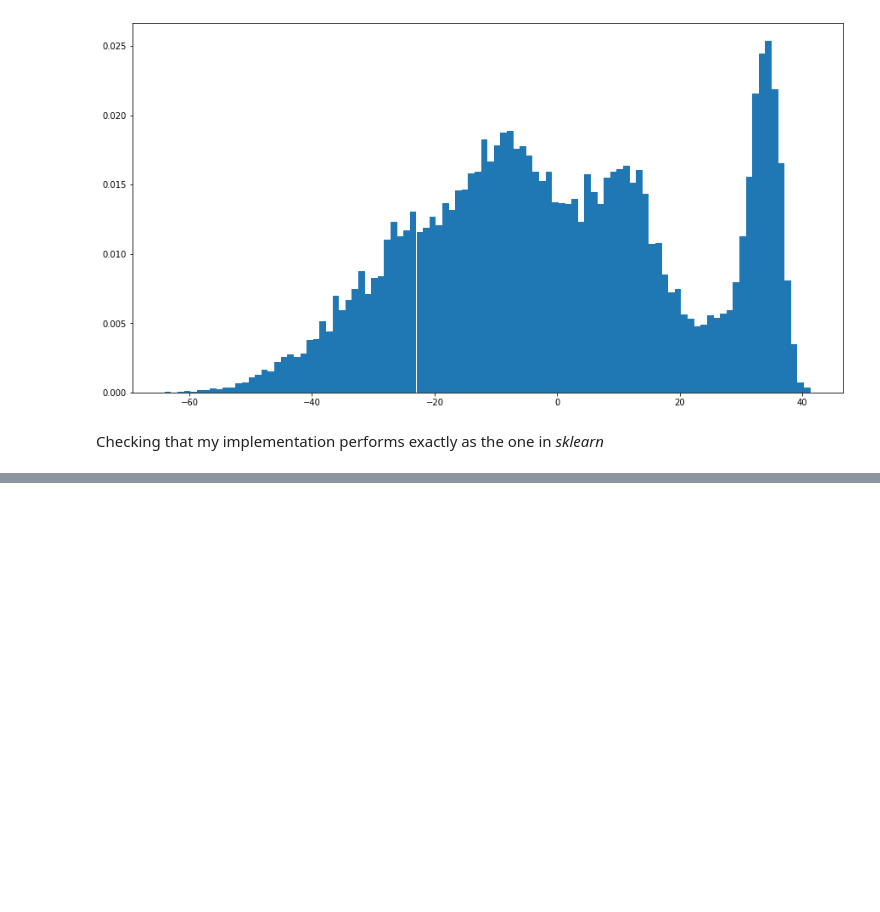
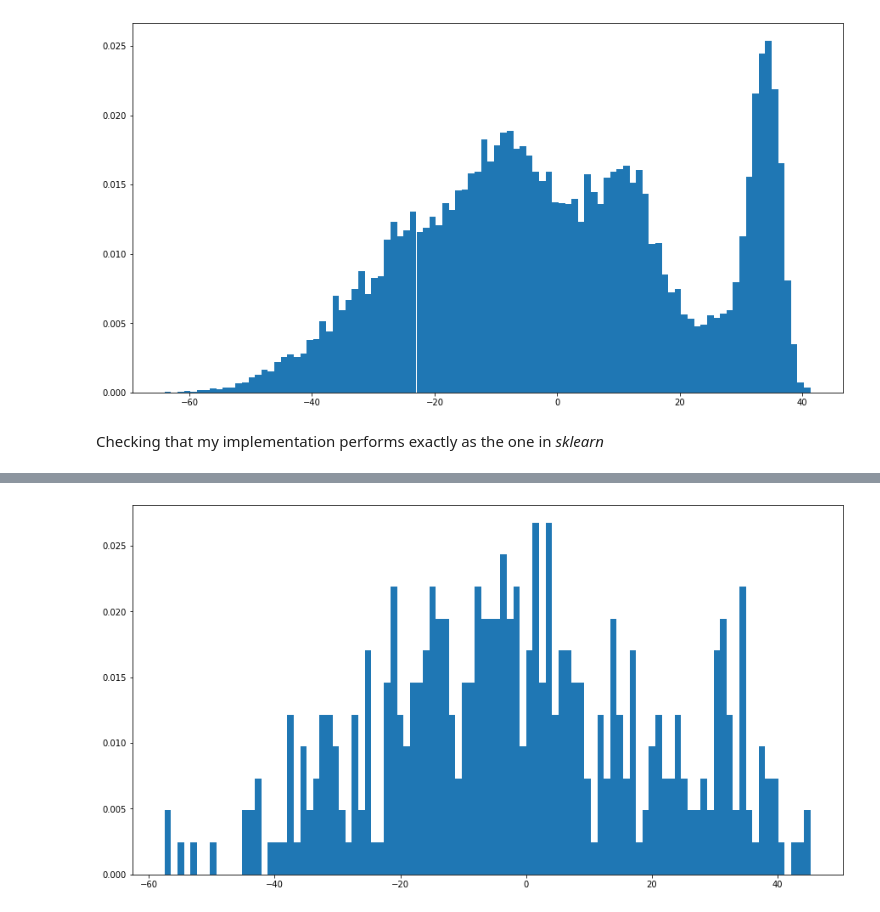
Before and after one commit to nemolino/TrackPopularityPredictor, a Jupyter notebook: rr_numerical.ipynb, the cells around one changed output, grey strips where cells are left out. Cells and saved outputs as stored; diff of their text form; code cells hidden in the pictures; blank space fills up the shorter version.

Commit message:
cooking kernel ridge regression

```diff
--- a/rr_numerical.ipynb
+++ b/rr_numerical.ipynb
@@ -202,0 +260,17 @@ best λ : 73.23232323232322
+# %%
+train_sample_size = 2000
+test_sample_size = 400
+
+X_train_sample = X_train.sample(n=train_sample_size, random_state=1)
+y_train_sample = pd.Series(data = [y_train[i] for i in X_train_sample.index], index = X_train_sample.index)
+
+X_test_sample = X_test.sample(n=test_sample_size, random_state=1)
+y_test_sample = pd.Series(data = [y_test[i] for i in X_test_sample.index], index = X_test_sample.index)
+# %%
+rrk = KernelRidgeRegression()
+rrk.fit(X_train_sample, y_train_sample)
+y_prediction = rrk.predict(X_test_sample)
+
+print('   MSE :', mean_squared_error(y_test_sample, y_prediction))
+print('   MAE :', mean_absolute_error(y_test_sample, y_prediction))
+print('    R2 :', r2_score(y_test_sample, y_prediction))
@@ -202,0 +295,6 @@ best λ : 73.23232323232322
+# %%
+fig, ax = plt.subplots()
+ax.hist(y_prediction - y_test_sample, density=True, bins=100)
+plt.show()
+# %% [output]
+[figure, added]
```
Also changed, not shown: parts of 9 cells of this notebook, 2 other files.
